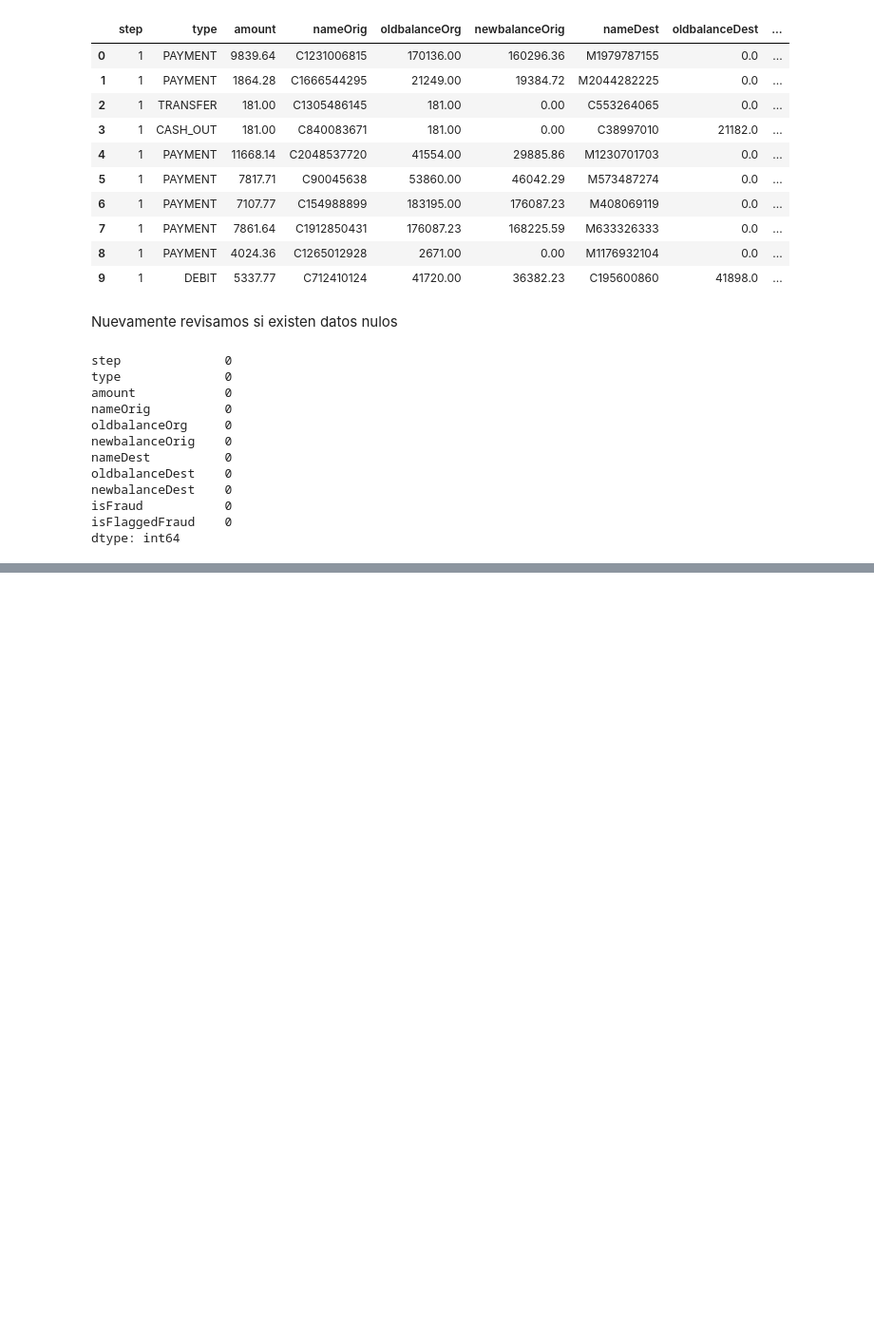
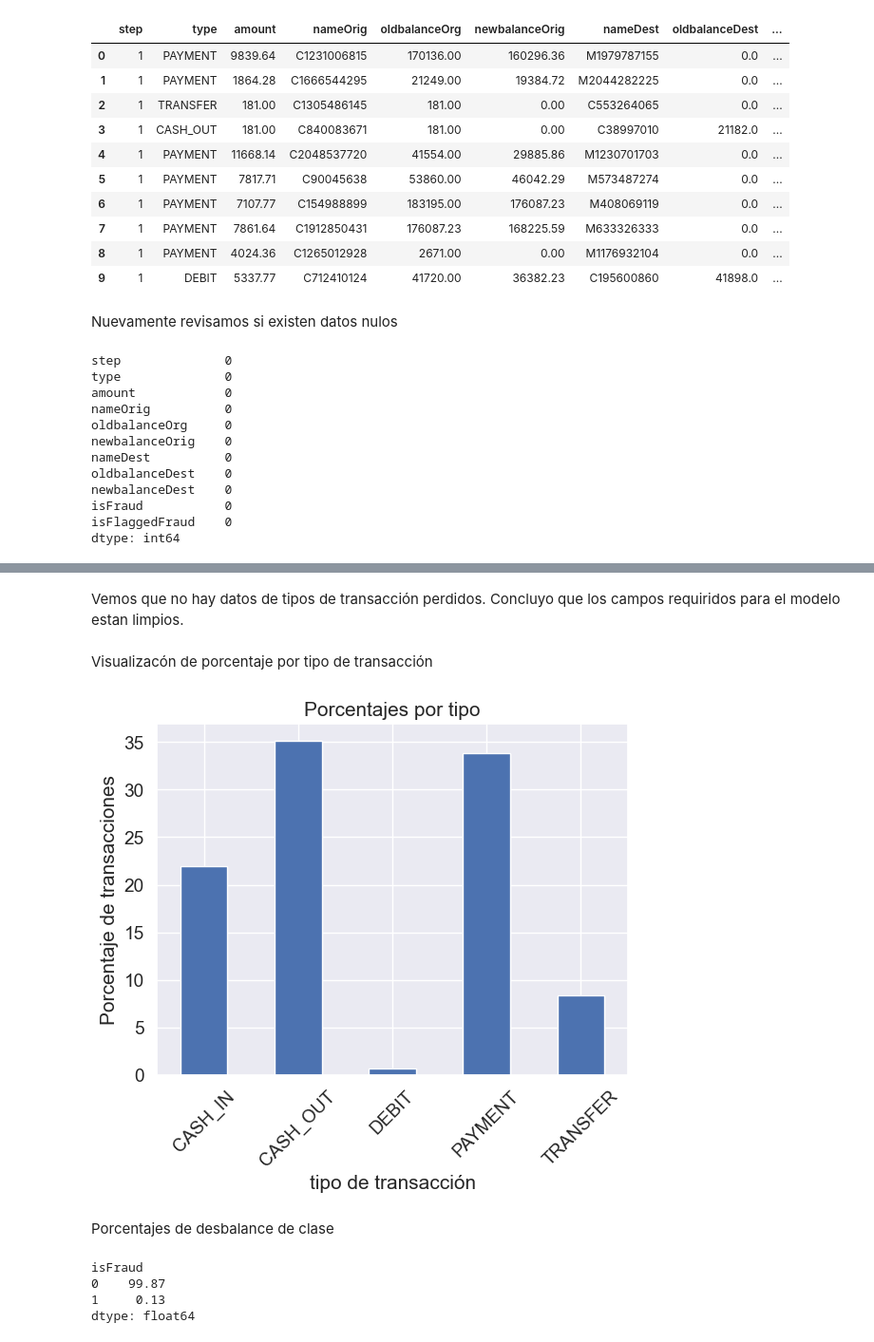
Before and after one commit to luiseduardoLM/fraud-detection, a Jupyter notebook: notebooks/notebookl_eda.ipynb, the cells around one changed output, grey strips where cells are left out. Shown at 95% size. Saved outputs shown, nothing was run; the diff lists cells and outputs as text; code cells hidden in the pictures; blank space fills up the shorter version.

```diff
--- a/notebooks/notebookl_eda.ipynb
+++ b/notebooks/notebookl_eda.ipynb
@@ -59,0 +69,9 @@ Concluyo que el dataset esta limpio
+# %%
+transacciones_por_tipo = df.groupby("type").size()
+print(transacciones_por_tipo)
+
+total_transacciones = transacciones_por_tipo.sum()
+
+print("Suma por tipo:", total_transacciones)
+print("Total de filas:", len(df))
+print("¿Son iguales?", len(df) == total_transacciones)
@@ -59,0 +89,26 @@ Concluyo que el dataset esta limpio
+# %% [markdown]
+Vemos que no hay datos de tipos de transacción perdidos. Concluyo que los campos requiridos para el modelo estan limpios.
+# %% [markdown]
+Visualizacón de porcentaje por tipo de transacción
+# %%
+porcentaje_tipo = round((transacciones_por_tipo/total_transacciones)*100, 2)
+porcentaje_tipo.plot(kind="bar")
+plt.title("Porcentajes por tipo")
+plt.xlabel("tipo de transacción")
+plt.ylabel("Porcentaje de transacciones")
+plt.xticks(rotation = 45)
+plt.show()
+# %% [output]
+[figure, added]
+# %% [markdown]
+Porcentajes de desbalance de clase
+# %%
+conteo_fraudes = df.groupby("isFraud").size()
+
+porcentaje_fraudes = round((conteo_fraudes/total_transacciones) * 100, 2)
+print(porcentaje_fraudes)
+# %% [output]
+isFraud
+0    99.87
+1     0.13
+dtype: float64
```
Also changed, not shown: parts of 25 cells of this notebook.
